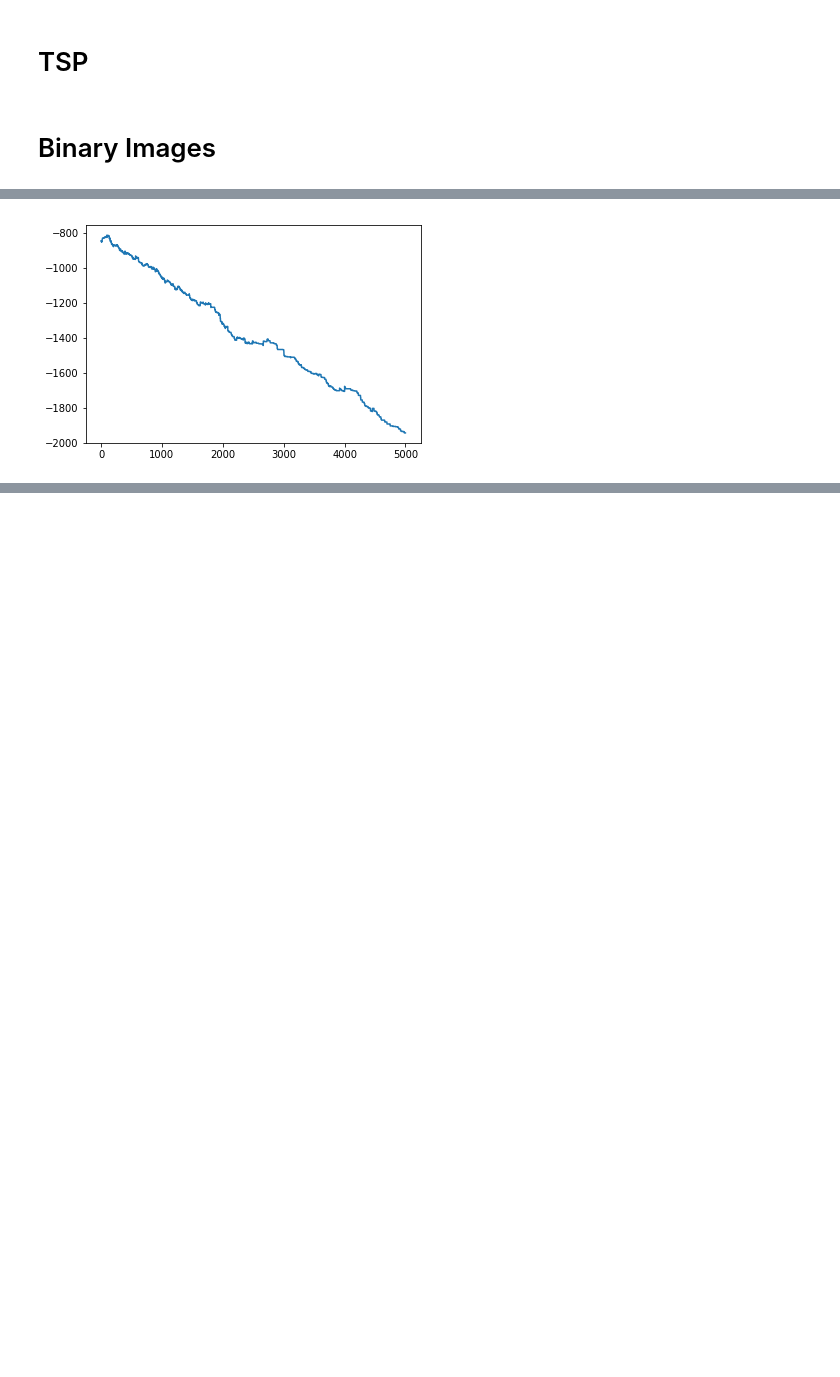
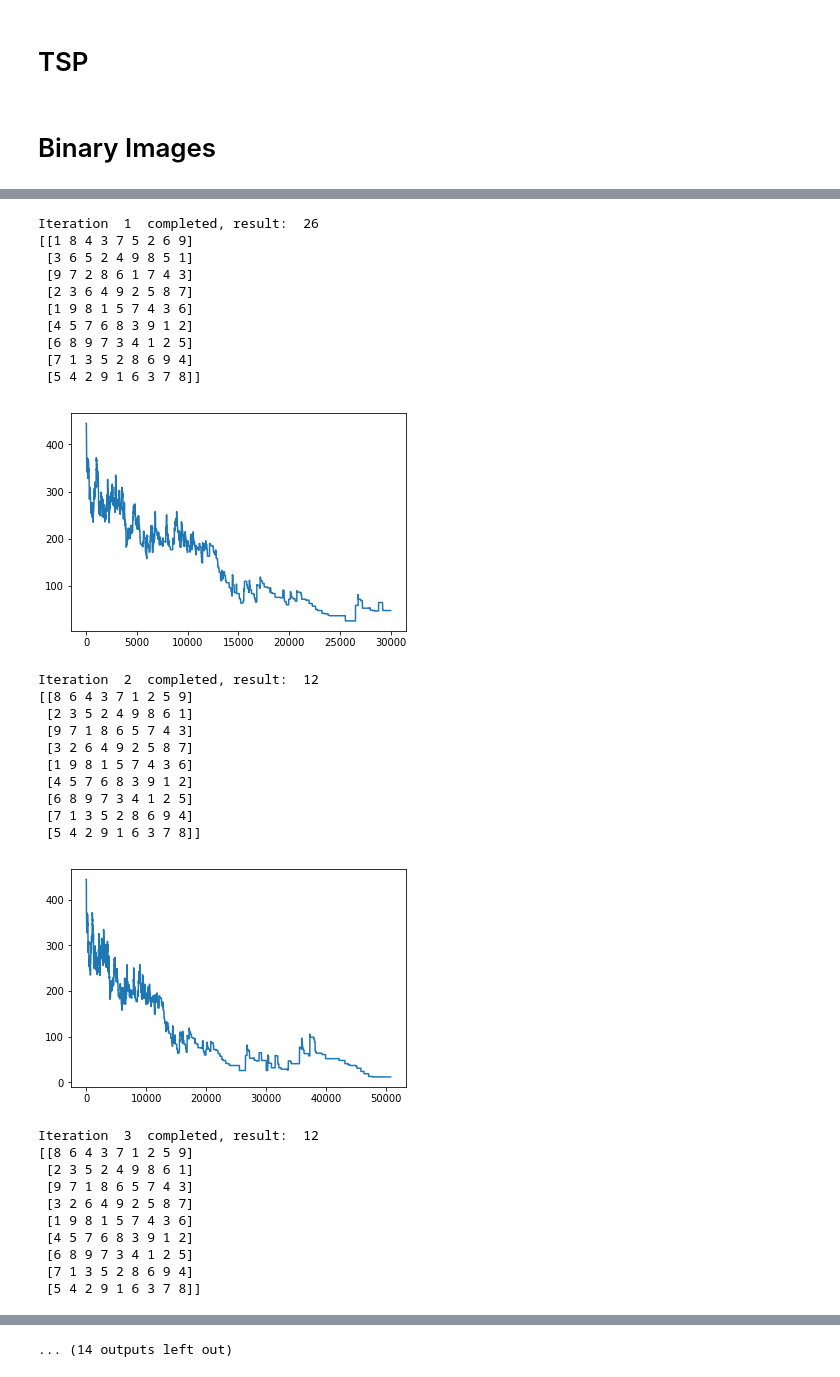
Before and after one commit to arkadiuss/computational-methods, a Jupyter notebook: lab4.ipynb, the cells around one changed output, grey strips where cells are left out. Saved outputs shown, nothing was run; the diff lists cells and outputs as text; code cells hidden in the pictures; blank space fills up the shorter version.

```diff
--- a/lab4.ipynb
+++ b/lab4.ipynb
@@ -147,0 +214,7 @@ show_anim(anim)
+# %%
+def check(S):
+    val, was = np.unique(S, return_counts=True)
+    err = 0
+    for i in range(len(was)):
+        err += abs(1-was[i])*val[i]
+    return err
@@ -148,5 +266,74 @@ show_anim(anim)
+# %%
+def solve(q):
+    S, is_static = init(q)
+    iter = 1
+    best = deepcopy(S)
+    cS = deepcopy(S)
+    s_x = [0]
+    s_y = [E(S)]
+    last = E(S)
+    lastc = 0
+    after_new = True
+    while E(best) != 0 and iter < 30:
+        S, i_x, i_y, _ = simulated_annealing(S, E, *get_swaps(S, is_static),
+                                             s_p=0.25 if after_new else 0.005, p=0.9998, iters=30000)
+        after_new = False
+        i_x = list(map(lambda x: x + s_x[-1], i_x))
+        s_x += i_x
+        s_y += i_y
+        if E(S) < E(best):
+            best = deepcopy(S)
+
+        if last == E(S):
+            lastc += 1
+        else:
+            lastc = 0
+
+        if lastc >= 5:
+            S = deepcopy(cS)
+            after_new = True
+
+        print("Iteration ",iter, " completed, result: ", E(S))
+        print(S)
+        plt.plot(s_x, s_y)
+        plt.show()
+        iter += 1
+    print("It took ", iter - 1)
+    return best, s_x, s_y
 # %%
+S, i_x, i_y = solve(qs[0])
 plt.plot(i_x, i_y)
 plt.show()
 # %% [output]
+Iteration  1  completed, result:  26
+[[1 8 4 3 7 5 2 6 9]
+ [3 6 5 2 4 9 8 5 1]
+ [9 7 2 8 6 1 7 4 3]
+ [2 3 6 4 9 2 5 8 7]
+ [1 9 8 1 5 7 4 3 6]
+ [4 5 7 6 8 3 9 1 2]
+ [6 8 9 7 3 4 1 2 5]
+ [7 1 3 5 2 8 6 9 4]
+ [5 4 2 9 1 6 3 7 8]]
-[figure, old version]
+[figure, new version]
+Iteration  2  completed, result:  12
+[[8 6 4 3 7 1 2 5 9]
+ [2 3 5 2 4 9 8 6 1]
+ [9 7 1 8 6 5 7 4 3]
+ [3 2 6 4 9 2 5 8 7]
+ [1 9 8 1 5 7 4 3 6]
+ [4 5 7 6 8 3 9 1 2]
+ [6 8 9 7 3 4 1 2 5]
+ [7 1 3 5 2 8 6 9 4]
+ [5 4 2 9 1 6 3 7 8]]
+[figure, added]
+Iteration  3  completed, result:  12
+[[8 6 4 3 7 1 2 5 9]
+ [2 3 5 2 4 9 8 6 1]
+ [9 7 1 8 6 5 7 4 3]
+ [3 2 6 4 9 2 5 8 7]
+ [1 9 8 1 5 7 4 3 6]
+ [4 5 7 6 8 3 9 1 2]
+ [6 8 9 7 3 4 1 2 5]
+ [7 1 3 5 2 8 6 9 4]
+ [5 4 2 9 1 6 3 7 8]]
@@ -152,0 +374 @@ plt.show()
+... (14 outputs left out)
```
Also changed, not shown: parts of 22 cells of this notebook, 1 other file.
